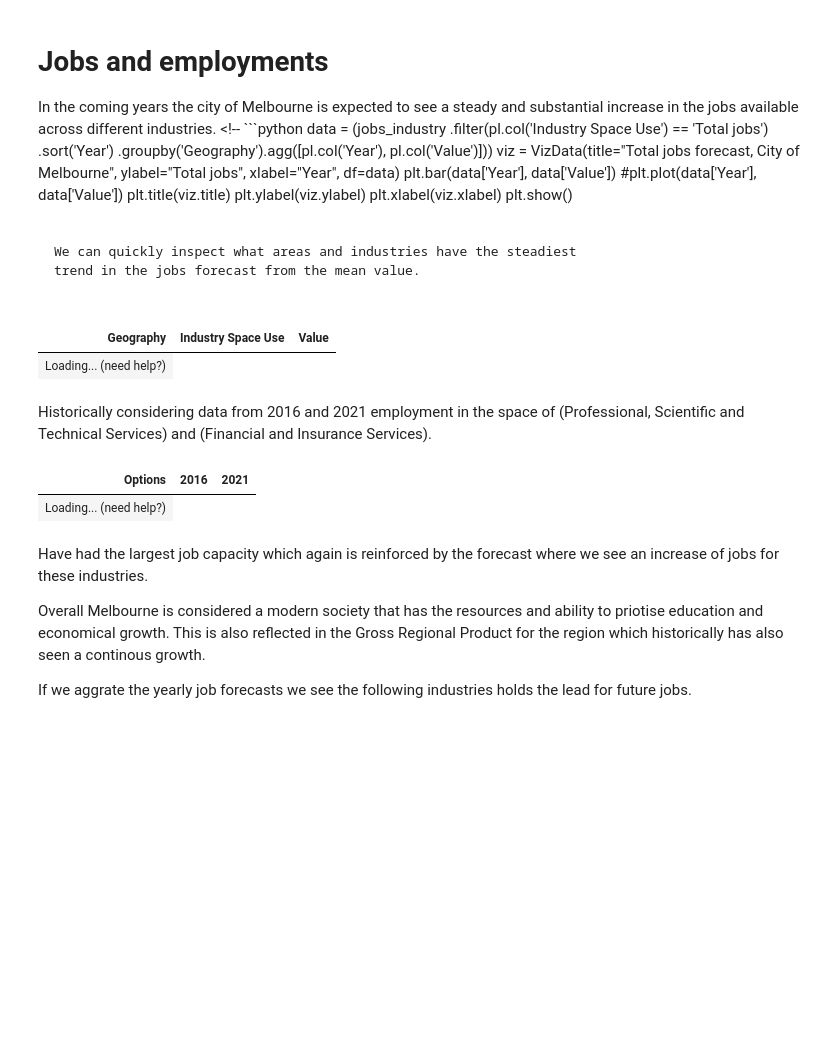
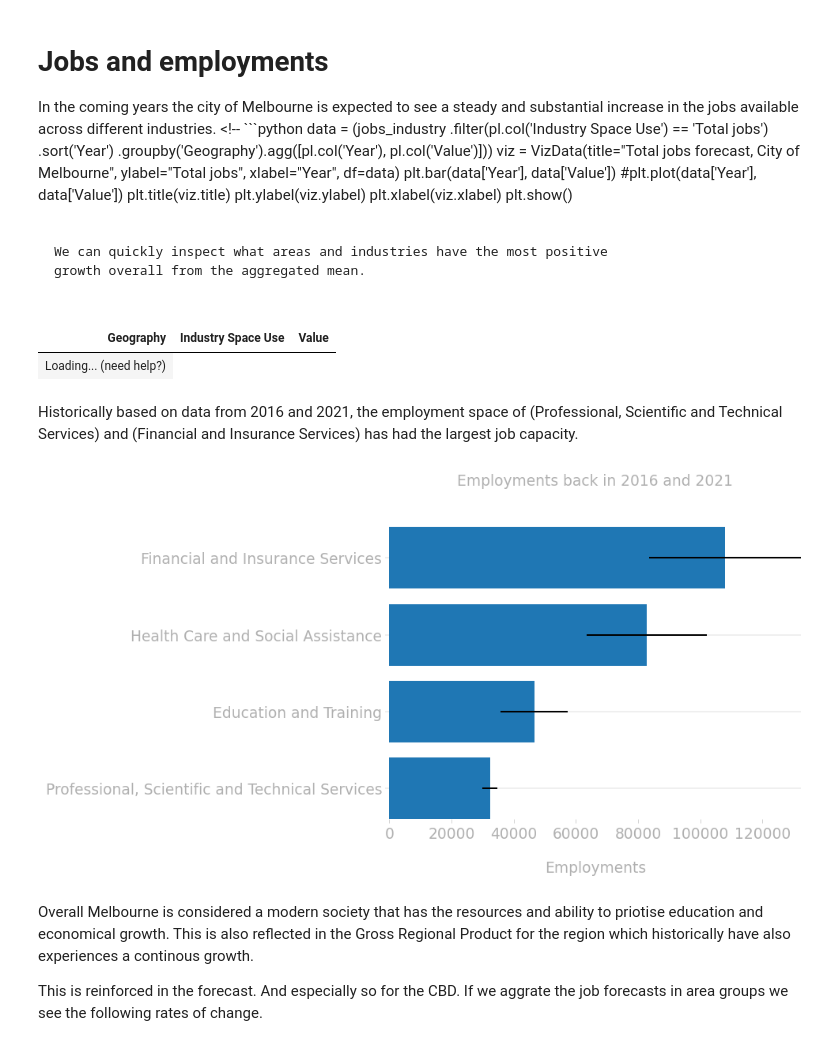
Before and after one commit to Starostka/socviz, a Jupyter notebook: pages/melbourne_job.ipynb, the cells around one changed output. Drawn from its saved outputs; the diff is of its cells as text; code cells hidden in the pictures; blank space fills up the shorter version.

````diff
--- a/pages/melbourne_job.ipynb
+++ b/pages/melbourne_job.ipynb
@@ -80,6 +83,6 @@ plt.xlabel(viz.xlabel)
 plt.show()
 ``` -->
 
-We can quickly inspect what areas and industries have the steadiest
-trend in the jobs forecast from the mean value.
+We can quickly inspect what areas and industries have the most positive
+growth overall from the aggregated mean.
 # %%
@@ -89,26 +92,44 @@ show(grouped)
 | Geography | Industry Space Use | Value |
 | Loading... (need help?) |
 # %% [markdown]
-Historically considering data from 2016 and 2021 employment in the space
-of (Professional, Scientific and Technical Services) and (Financial and
-Insurance Services).
+Historically based on data from 2016 and 2021, the employment space of
+(Professional, Scientific and Technical Services) and (Financial and
+Insurance Services) has had the largest job capacity.
-# %%
-# src: https://app.remplan.com.au/melbourne-lga/economy/trends/jobs?state=GLZrFN!az4VClkNKSYeGD6Uvqea6f0c4I6ZouPIWIKJhGI8hxx7AUwzL
-jobs_historic = pl.read_csv('../data/melbourne-jobs-historically.csv', separator=';')
-jobs_historic.schema
-jobs_historic.sort('2021', descending=True)
-show(jobs_historic) # lengthMenu=[2, 5, 10, 25, 50, 100, 250]
-# %% [output]
-| Options | 2016 | 2021 |
-| Loading... (need help?) |
+# %%
+# src: https://app.remplan.com.au/melbourne-lga/economy/trends/jobs?state=GLZrFN!az4VClkNKSYeGD6Uvqea6f0c4I6ZouPIWIKJhGI8hxx7AUwzL
+jobs_historic = pl.read_csv('../data/melbourne-jobs-historically.csv', separator=';')
+jobs_historic.schema
+set(jobs_historic['Options'])
+q = (jobs_historic
+ .sort('2021', descending=True))
+
+q = q.filter(pl.col('Options').is_in(['Professional, Scientific and Technical Services',
+                                  'Financial and Insurance Services',
+                                  'Education and Training',
+                                  'Health Care and Social Assistance',
+                                  'Accomodation and Food Services']))
+q
+
+fig, ax = plt.subplots()
+cat = tuple(q['Options'].unique())
+y_pos = np.arange(len(cat))
+change = q['2021'] - q['2016']
+
+ax.barh(y_pos, q['2021'], xerr=change, align='center')
+ax.set_yticks(y_pos, labels=cat)
+ax.invert_yaxis()
+ax.set_xlabel('Employments')
+ax.set_title('Employments back in 2016 and 2021')
+
+plt.show()
+# %% [output]
+[figure, added]
 # %% [markdown]
-Have had the largest job capacity which again is reinforced by the
-forecast where we see an increase of jobs for these industries.
-
 Overall Melbourne is considered a modern society that has the resources
 and ability to priotise education and economical growth. This is also
 reflected in the Gross Regional Product for the region which
-historically has also seen a continous growth.
+historically have also experiences a continous growth.
 
-If we aggrate the yearly job forecasts we see the following industries
-holds the lead for future jobs.
+This is reinforced in the forecast. And especially so for the CBD. If we
+aggrate the job forecasts in area groups we see the following rates of
+change.
````
Also changed, not shown: parts of 14 cells of this notebook, 19 other files.
